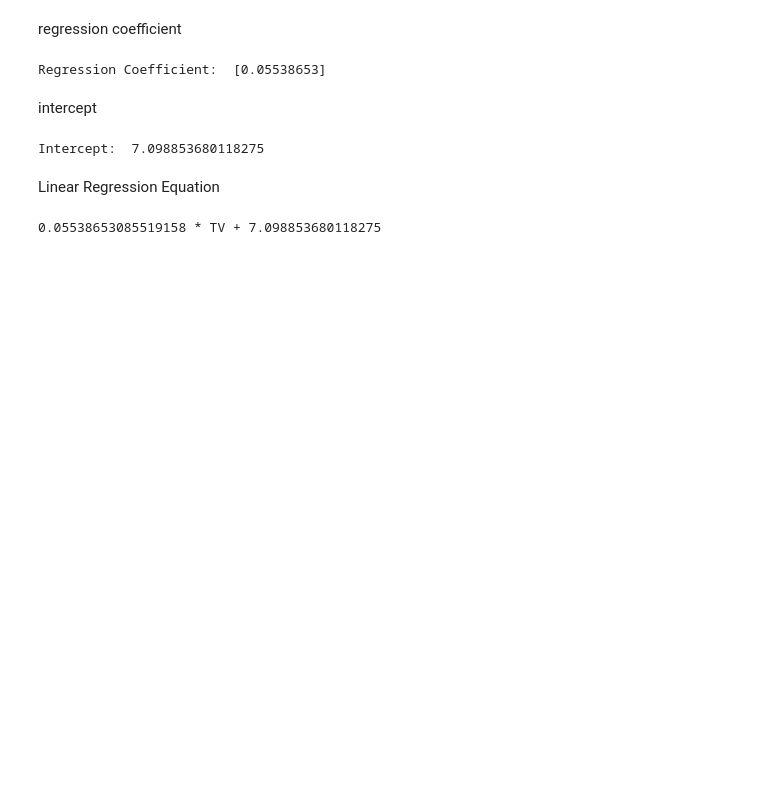
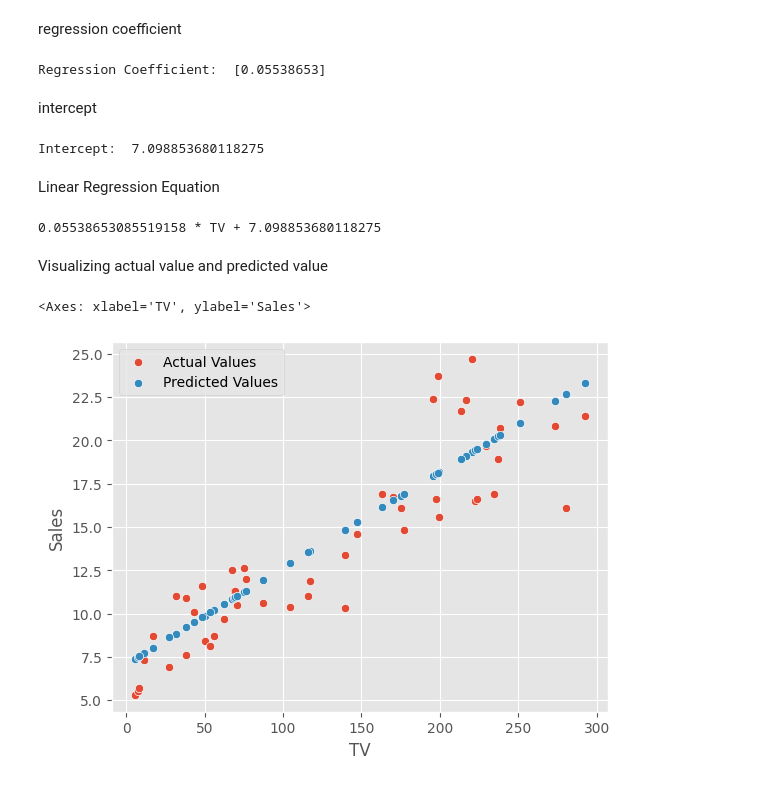
Before and after one commit to BrianK64/Microsoft_AI_School, a Jupyter notebook: Machine_Learning/Ad_Sales_Analysis.ipynb, the cells around one changed output. Cells and saved outputs as stored; diff of their text form; code cells hidden in the pictures; blank space fills up the shorter version.

Commit message:
Actual value and predcited value comparison with graphs

```diff
--- a/Machine_Learning/Ad_Sales_Analysis.ipynb
+++ b/Machine_Learning/Ad_Sales_Analysis.ipynb
@@ -276,3 +276,11 @@ Linear Regression Equation
 print(f"{w[0]} * TV + {b}")
 # %% [output]
 0.05538653085519158 * TV + 7.098853680118275
+# %% [markdown]
+Visualizing actual value and predicted value
+# %%
+sns.scatterplot(x = X_test["TV"], y = y_test, label = "Actual Values")
+sns.scatterplot(x = X_test["TV"], y = pred, label = "Predicted Values")
+# %% [output]
+<Axes: xlabel='TV', ylabel='Sales'>
+[figure, added]
```
Also changed, not shown: parts of 2 cells of this notebook.
